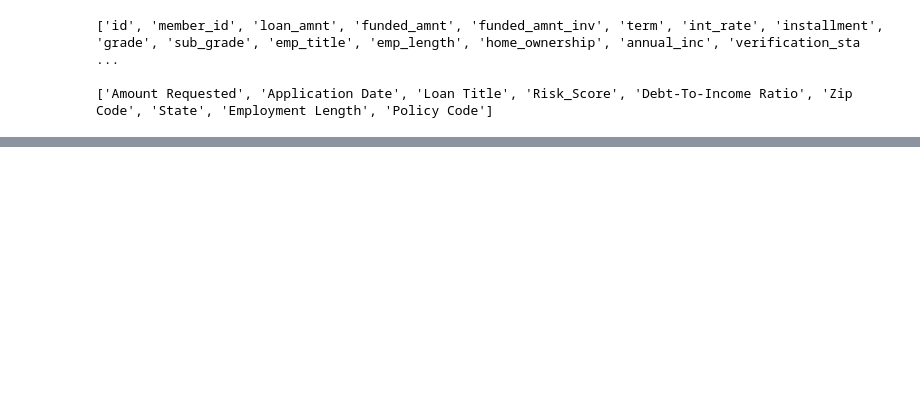
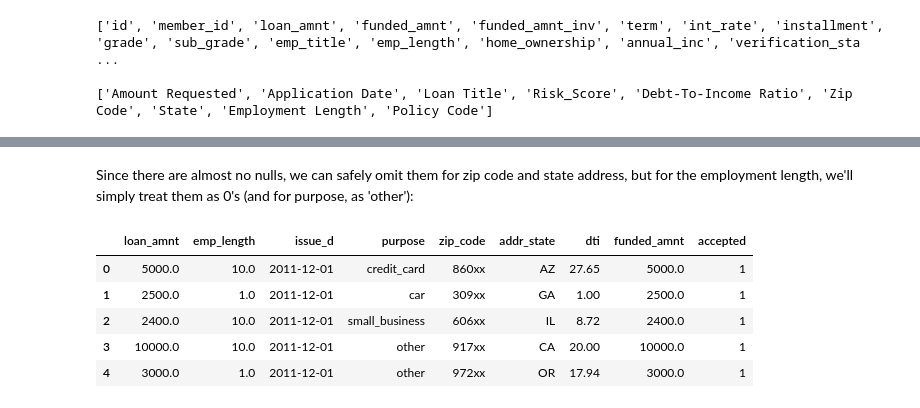
Before and after one commit to guydav/minerva, a Jupyter notebook: notebooks/CS156/3.X Lending Club.ipynb, the cells around one changed output, grey strips where cells are left out. Saved outputs shown, nothing was run; the diff lists cells and outputs as text; code cells hidden in the pictures; blank space fills up the shorter version.

```diff
--- a/notebooks/CS156/3.X Lending Club.ipynb
+++ b/notebooks/CS156/3.X Lending Club.ipynb
@@ -56,0 +122,2 @@ HEADER_MAPPING = {'Amount Requested': 'loan_amnt',
+# %% [markdown]
+Since there are almost no nulls, we can safely omit them for zip code and state address, but for the employment length, we'll simply treat them as 0's (and for purpose, as 'other'):
@@ -56,0 +138,9 @@ HEADER_MAPPING = {'Amount Requested': 'loan_amnt',
+# %%
+merged_data.head()
+# %% [output]
+|  | loan_amnt | emp_length | issue_d | purpose | zip_code | addr_state | dti | funded_amnt | accepted |
+| 0 | 5000.0 | 10.0 | 2011-12-01 | credit_card | 860xx | AZ | 27.65 | 5000.0 | 1 |
+| 1 | 2500.0 | 1.0 | 2011-12-01 | car | 309xx | GA | 1.00 | 2500.0 | 1 |
+| 2 | 2400.0 | 10.0 | 2011-12-01 | small_business | 606xx | IL | 8.72 | 2400.0 | 1 |
+| 3 | 10000.0 | 10.0 | 2011-12-01 | other | 917xx | CA | 20.00 | 10000.0 | 1 |
+| 4 | 3000.0 | 1.0 | 2011-12-01 | other | 972xx | OR | 17.94 | 3000.0 | 1 |
```
Also changed, not shown: parts of 42 cells of this notebook, 2 other files.
